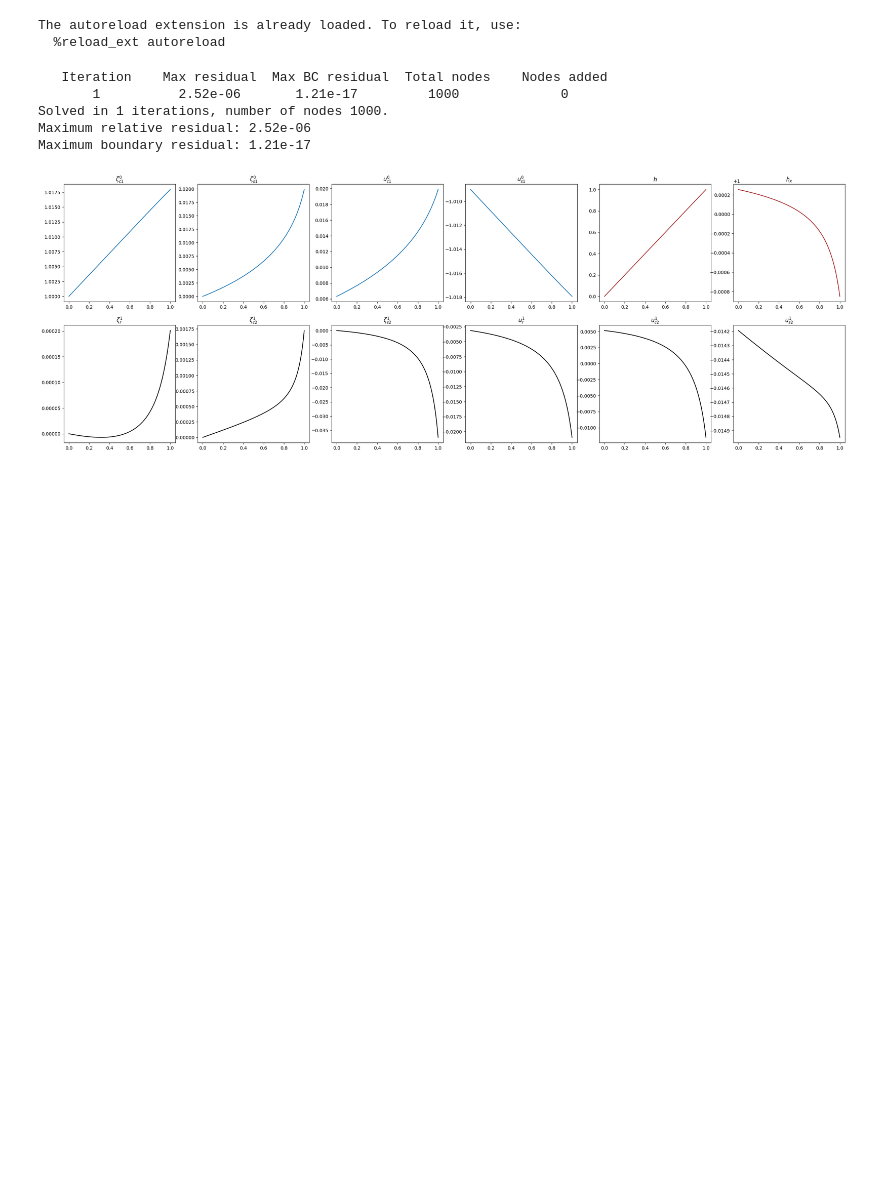
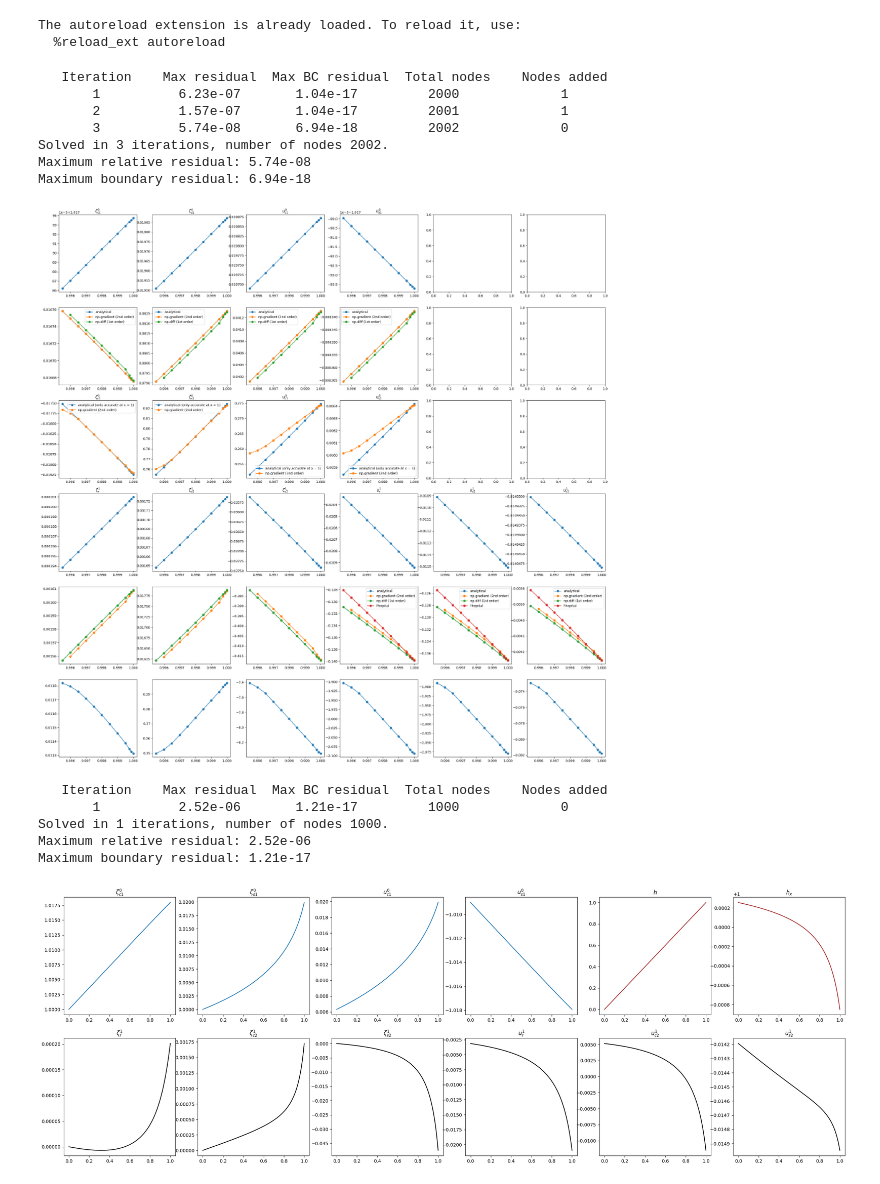
Before and after one commit to Jone-Liekens/Perturbation, a Jupyter notebook: classical_mb/test_pcswe_mb.ipynb, the cells around one changed output. Drawn from its saved outputs; the diff is of its cells as text; code cells hidden in the pictures; blank space fills up the shorter version.

```diff
--- a/classical_mb/test_pcswe_mb.ipynb
+++ b/classical_mb/test_pcswe_mb.ipynb
@@ -18,7 +18,7 @@ pcswe.h0 = 0.1
 pcswe.r = 0.45
 
 pcswe.bnd_FO_hop = 1e-14
-pcswe.bnd_LO_hop = 1e-11
+pcswe.bnd_LO_hop = 1e-14
 pcswe.set_derivative_vars()
 
 # res, sol = pcswe.solve_shooting()
@@ -26,10 +26,19 @@ pcswe.set_derivative_vars()
 # pcswe.visualize_sol(0.9)
 # %%
 
-# pcswe.solve_bvp()
+pcswe.solve_bvp()
 
-# # pcswe.visualize_sol(0)
-# pcswe.visualize_sol(0.995)
+# pcswe.visualize_sol(0)
+pcswe.visualize_sol(0.995)
+# %% [output]
+   Iteration    Max residual  Max BC residual  Total nodes    Nodes added
+       1          6.23e-07       1.04e-17         2000             1
+       2          1.57e-07       1.04e-17         2001             1
+       3          5.74e-08       6.94e-18         2002             0
+Solved in 3 iterations, number of nodes 2002.
+Maximum relative residual: 5.74e-08
+Maximum boundary residual: 6.94e-18
+[figure, added]
 # %%
 pcswe.solve_h()
 pcswe.visualize_sol_h()
```
Also changed, not shown: 5 other files.
